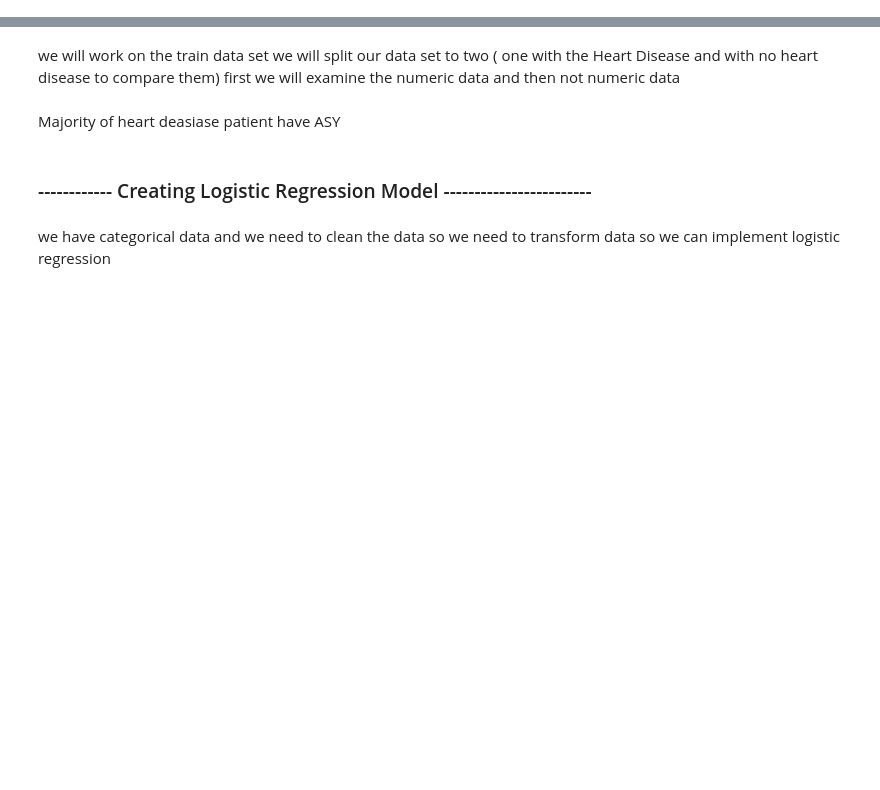
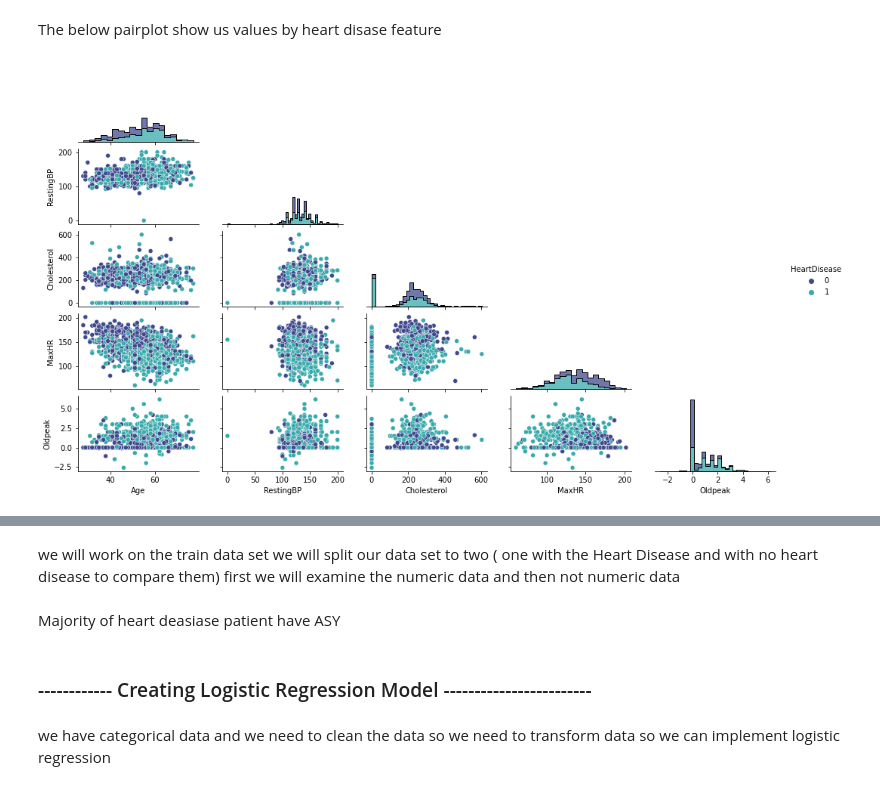
Before and after one commit to hicranA/Heart_Failure_Prediction_Project, a Jupyter notebook: heart_predict.ipynb, the cells around one changed output, grey strips where cells are left out. Cells and saved outputs as stored; diff of their text form; code cells hidden in the pictures; blank space fills up the shorter version.

```diff
--- a/heart_predict.ipynb
+++ b/heart_predict.ipynb
@@ -40,0 +185,12 @@ print(data.dtypes)
+# %% [markdown]
+The below pairplot show us values by heart disase feature
+# %%
+data_comparison = data_heart.loc[ : ,numeric_data]
+data_comparison["HeartDisease"]= data_heart["HeartDisease"]
+g = sns.PairGrid(data_comparison, hue="HeartDisease" , corner=True, palette = "mako")
+g.map_diag(sns.histplot, multiple="stack", element="step", color=".3", palette = "mako")
+g.map_offdiag(sns.scatterplot)
+g.add_legend()
+plt.gcf().set_size_inches(15, 8)
+# %% [output]
+[figure, added]
```
Also changed, not shown: parts of 43 cells of this notebook.
